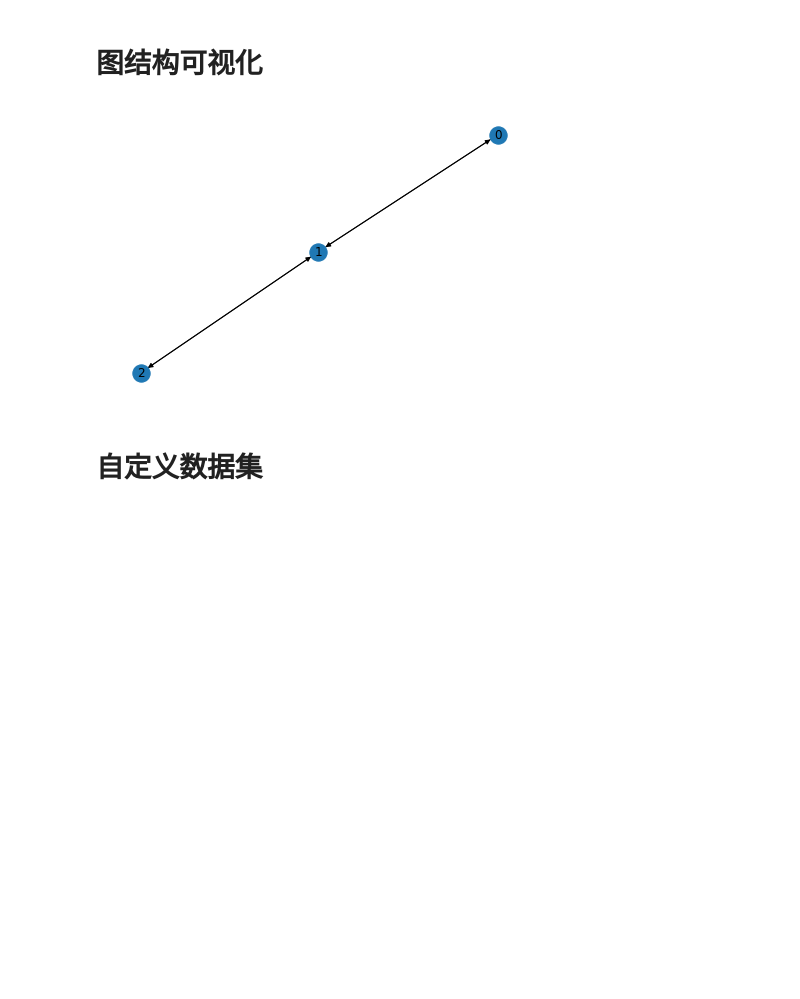
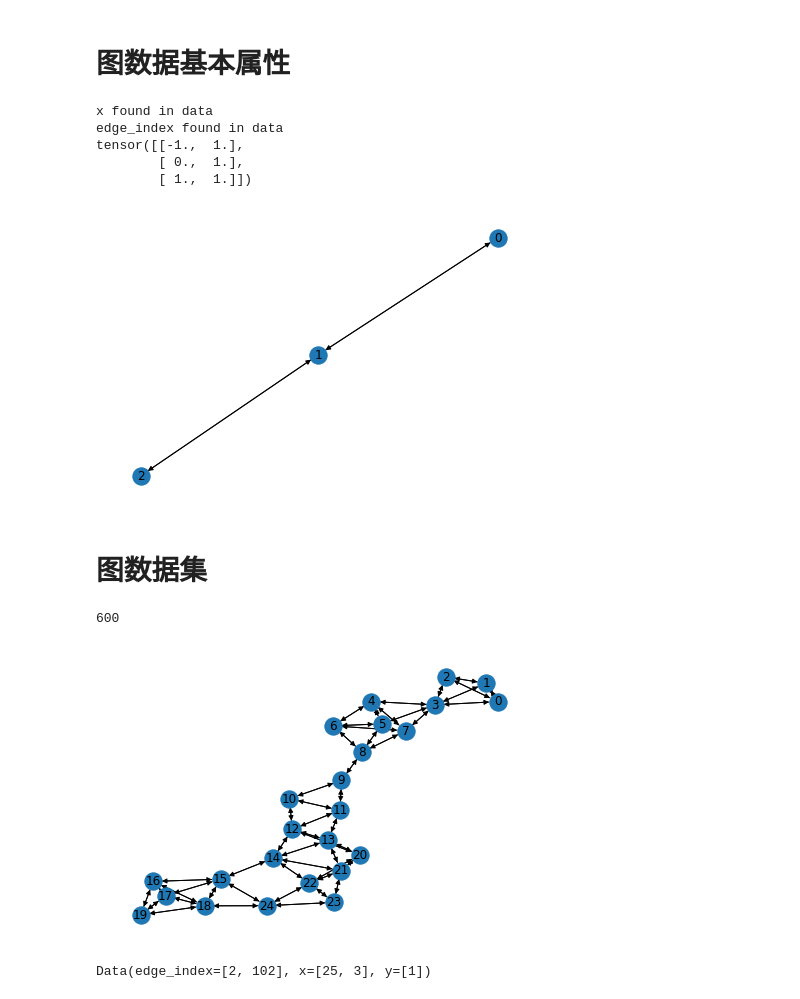
Before and after one commit to eftales/PyGT, a Jupyter notebook: 2-pyg/basic.ipynb, the cells around one changed output. Cells and saved outputs as stored; diff of their text form; code cells hidden in the pictures; blank space fills up the shorter version.

```diff
--- a/2-pyg/basic.ipynb
+++ b/2-pyg/basic.ipynb
@@ -1,5 +1,5 @@
 # %% [markdown]
-# 图结构可视化
+# 图数据基本属性
 # %%
 import torch
 from torch_geometric.data import Data
@@ -7,14 +7,30 @@ from torch_geometric.utils import convert
 from networkx import draw_kamada_kawai
 import matplotlib.pyplot as plt
 
+## 定义节点和边
+# 定义节点 需要传入一个 list of list，子 list 表示节点上的特征
+x = torch.tensor([[-1,1], [0,1], [1,1]], dtype=torch.float)
+# 定义边 需要传入一个 list of list，第一个list是边起点的集合，第二个list是边终点的集合
 edge_index = torch.tensor([[0, 1, 1, 2],
                            [1, 0, 2, 1]], dtype=torch.long)
-x = torch.tensor([[-1], [0], [1]], dtype=torch.float)
+
 
 data = Data(x=x, edge_index=edge_index)
+device = torch.device('cpu')
+data = data.to(device)
+
+for key, item in data:
+    print(f'{key} found in data')
+
+print(data['x'])
 
 dg = convert.to_networkx(data)
 draw_kamada_kawai(dg,with_labels=True)
 plt.show()
 # %% [output]
+x found in data
+edge_index found in data
+tensor([[-1.,  1.],
+        [ 0.,  1.],
+        [ 1.,  1.]])
 [figure]
@@ -33,2 +37,20 @@ data = Data(x=x, edge_index=edge_index)
 # %% [markdown]
-# 自定义数据集
+# 图数据集
+# %%
+from torch_geometric.datasets import TUDataset
+from random import randint
+
+# ENZYMES 这个数据集有 600 张图
+dataset = TUDataset(root='../data/ENZYMES', name='ENZYMES')
+print(len(dataset))
+
+# dataset 本质上是一个 list，每个位置存储一张 图
+index = randint(0,600)
+dg = convert.to_networkx(dataset[index])
+draw_kamada_kawai(dg,with_labels=True)
+plt.show()
+print(dataset[index])
+# %% [output]
+600
+[figure, added]
+Data(edge_index=[2, 102], x=[25, 3], y=[1])
```
Also changed, not shown: parts of 6 cells of this notebook, 3 other files.
